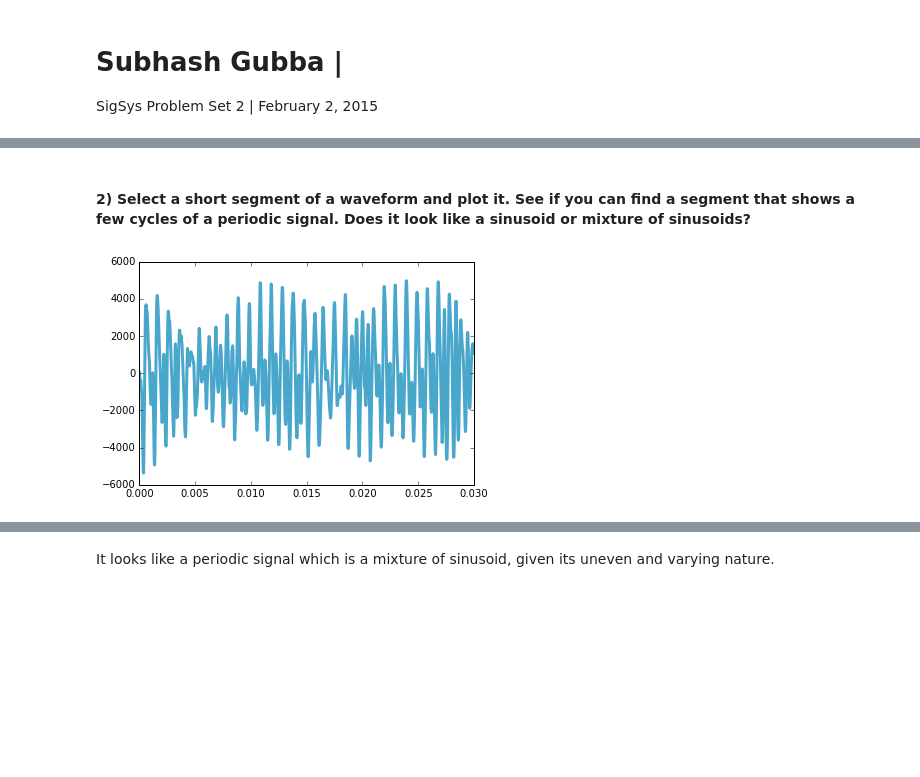
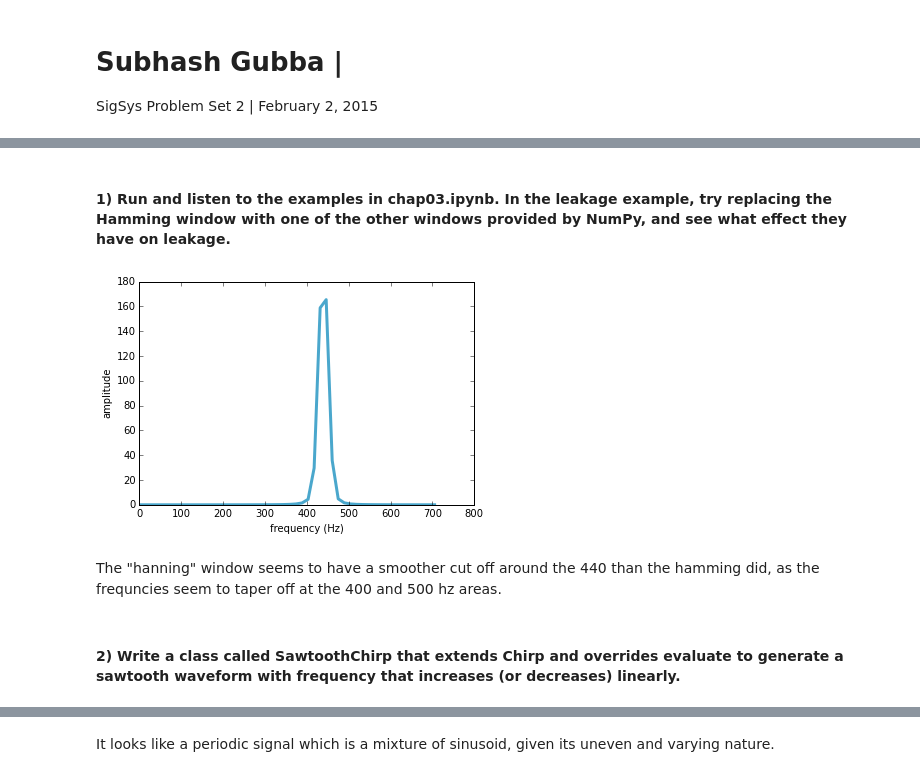
Before and after one commit to gubbatuba/ThinkDSP, a Jupyter notebook: code/ps02.ipynb, the cells around one changed output, grey strips where cells are left out. Saved outputs shown, nothing was run; the diff lists cells and outputs as text; code cells hidden in the pictures; blank space fills up the shorter version.

```diff
--- a/code/ps02.ipynb
+++ b/code/ps02.ipynb
@@ -20,9 +17,16 @@ wave.make_audio()
-# %% [markdown]
-#### 2) Select a short segment of a waveform and plot it.  See if you can find a segment that shows a few cycles of a periodic signal.  Does it look like a sinusoid or mixture of sinusoids?
-# %%
-start = 3.5
-duration = 0.03
-seg = wave.segment(start, duration)
-seg.plot()
-# %% [output]
-[figure, removed]
+# %% [markdown]
+#### 1) Run and listen to the examples in chap03.ipynb.  In the leakage example, try replacing the Hamming window with one of the other windows provided by NumPy, and see what effect they have on leakage.
+# %%
+signal = thinkdsp.SinSignal(freq=440)
+duration = signal.period * 30.5
+wave2 = signal.make_wave(duration)
+wave2.ys *= numpy.hanning(len(wave2.ys))
+spectrum = wave2.make_spectrum()
+spectrum.plot(high=50)
+thinkplot.config(xlabel='frequency (Hz)', ylabel='amplitude', legend=False)
+# %% [output]
+[figure, added]
+# %% [markdown]
+The "hanning" window seems to have a smoother cut off around the 440 than the hamming did, as the frequncies seem to taper off at the 400 and 500 hz areas.
+# %% [markdown]
+#### 2) Write a class called SawtoothChirp that extends Chirp and overrides evaluate to generate a sawtooth waveform with frequency that increases (or decreases) linearly.
```
Also changed, not shown: parts of 23 cells of this notebook, 10 other files.
